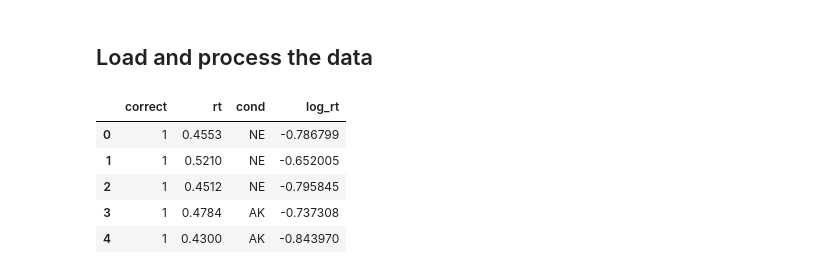
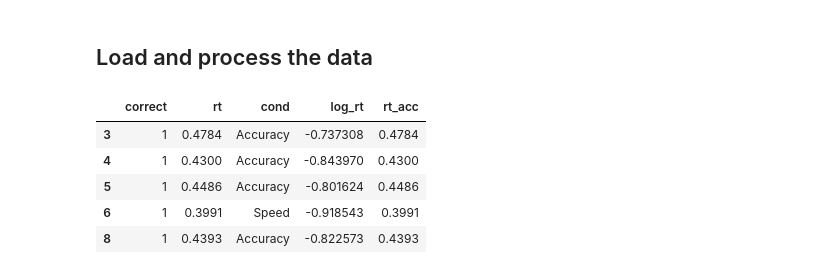
Before and after one commit to compmem/QuantCog, a Jupyter notebook: notebooks/08_Decisions.ipynb, the cells around one changed output. Saved outputs shown, nothing was run; the diff lists cells and outputs as text; code cells hidden in the pictures.

Commit message:
Updated decisions

```diff
--- a/notebooks/08_Decisions.ipynb
+++ b/notebooks/08_Decisions.ipynb
@@ -53,17 +68,15 @@ from scipy import stats
 ## Load and process the data
 # %%
 # load in the data
-dat = pd.read_csv('data/data_young_sub3.txt',
-                  header=None,
-                  names=['correct','rt','cond'],
-                  delimiter=' ')
-dat.correct = dat.correct-1
-dat['log_rt'] = np.log(dat['rt'])
+dat = pd.read_csv('decision_data.csv', index_col=0)
+dat = dat[dat.cond != 'Neutral']
+dat['rt_acc'] = dat['rt']
+dat.loc[dat.correct==0,'rt_acc'] = -dat['rt']
 dat.head()
 # %% [output]
-|  | correct | rt | cond | log_rt |
-| 0 | 1 | 0.4553 | NE | -0.786799 |
-| 1 | 1 | 0.5210 | NE | -0.652005 |
-| 2 | 1 | 0.4512 | NE | -0.795845 |
-| 3 | 1 | 0.4784 | AK | -0.737308 |
-| 4 | 1 | 0.4300 | AK | -0.843970 |
+|  | correct | rt | cond | log_rt | rt_acc |
+| 3 | 1 | 0.4784 | Accuracy | -0.737308 | 0.4784 |
+| 4 | 1 | 0.4300 | Accuracy | -0.843970 | 0.4300 |
+| 5 | 1 | 0.4486 | Accuracy | -0.801624 | 0.4486 |
+| 6 | 1 | 0.3991 | Speed | -0.918543 | 0.3991 |
+| 8 | 1 | 0.4393 | Accuracy | -0.822573 | 0.4393 |
```
Also changed, not shown: parts of 28 cells of this notebook.
